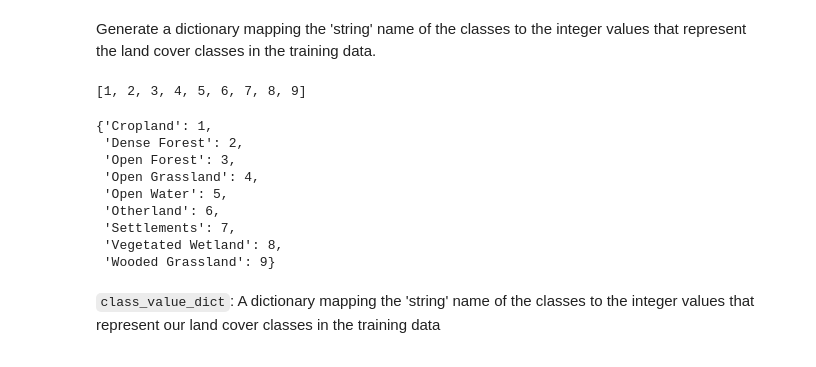
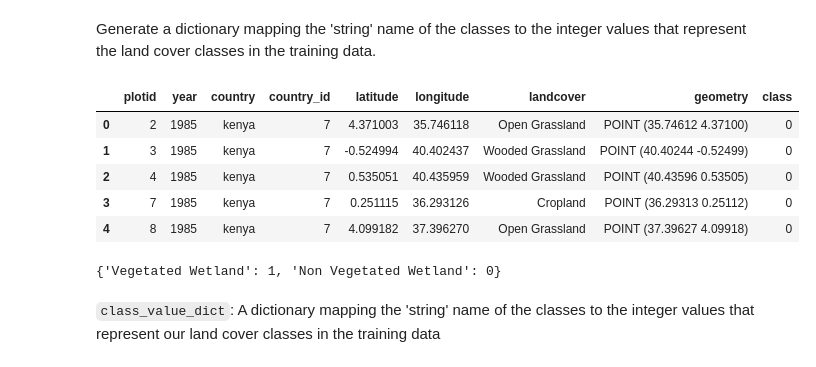
Before and after one commit to tylere/deafrica-sandbox-notebooks, a Jupyter notebook: Use_cases/Vegetated_wetlands_mapping/00_Data_exploration.ipynb, the cells around one changed output. Drawn from its saved outputs; the diff is of its cells as text; code cells hidden in the pictures.

```diff
--- a/Use_cases/Vegetated_wetlands_mapping/00_Data_exploration.ipynb
+++ b/Use_cases/Vegetated_wetlands_mapping/00_Data_exploration.ipynb
@@ -65,14 +65,20 @@ array(['Cropland', 'Dense Forest', 'Open Forest', 'Open Grassland',
        'Wooded Grassland'], dtype=object)
 # %% [markdown]
 Generate a dictionary mapping the 'string' name of the classes to the integer values that represent the land cover classes in the training data.
-# %%
-class_values = list(range(1, len(class_names) + 1))
-class_values
-# %% [output]
-[1, 2, 3, 4, 5, 6, 7, 8, 9]
+# %%
+training_data_gdf['class'] = np.where(training_data_gdf['landcover'] == 'Vegetated Wetland', 1, 0)
+training_data_gdf.head()
+# %% [output]
+|  | plotid | year | country | country_id | latitude | longitude | landcover | geometry | class |
+| 0 | 2 | 1985 | kenya | 7 | 4.371003 | 35.746118 | Open Grassland | POINT (35.74612 4.37100) | 0 |
+| 1 | 3 | 1985 | kenya | 7 | -0.524994 | 40.402437 | Wooded Grassland | POINT (40.40244 -0.52499) | 0 |
+| 2 | 4 | 1985 | kenya | 7 | 0.535051 | 40.435959 | Wooded Grassland | POINT (40.43596 0.53505) | 0 |
+| 3 | 7 | 1985 | kenya | 7 | 0.251115 | 36.293126 | Cropland | POINT (36.29313 0.25112) | 0 |
+| 4 | 8 | 1985 | kenya | 7 | 4.099182 | 37.396270 | Open Grassland | POINT (37.39627 4.09918) | 0 |
 # %%
 # Generate dictionary.
-class_value_dict = dict(zip(class_names, class_values))
+class_value_dict = {"Vegetated Wetland" : 1,
+                    "Non Vegetated Wetland": 0}
 
 # Save the class dict to file.
 a_file = open("data/class_value_dict.json", "w")
@@ -81,14 +87,6 @@ a_file.close()
 
 class_value_dict
 # %% [output]
-{'Cropland': 1,
- 'Dense Forest': 2,
- 'Open Forest': 3,
- 'Open Grassland': 4,
- 'Open Water': 5,
- 'Otherland': 6,
- 'Settlements': 7,
- 'Vegetated Wetland': 8,
- 'Wooded Grassland': 9}
+{'Vegetated Wetland': 1, 'Non Vegetated Wetland': 0}
 # %% [markdown]
  `class_value_dict`: A dictionary mapping the 'string' name of the classes to the integer values that represent our land cover classes in the training data
```
Also changed, not shown: parts of 2 cells of this notebook.
